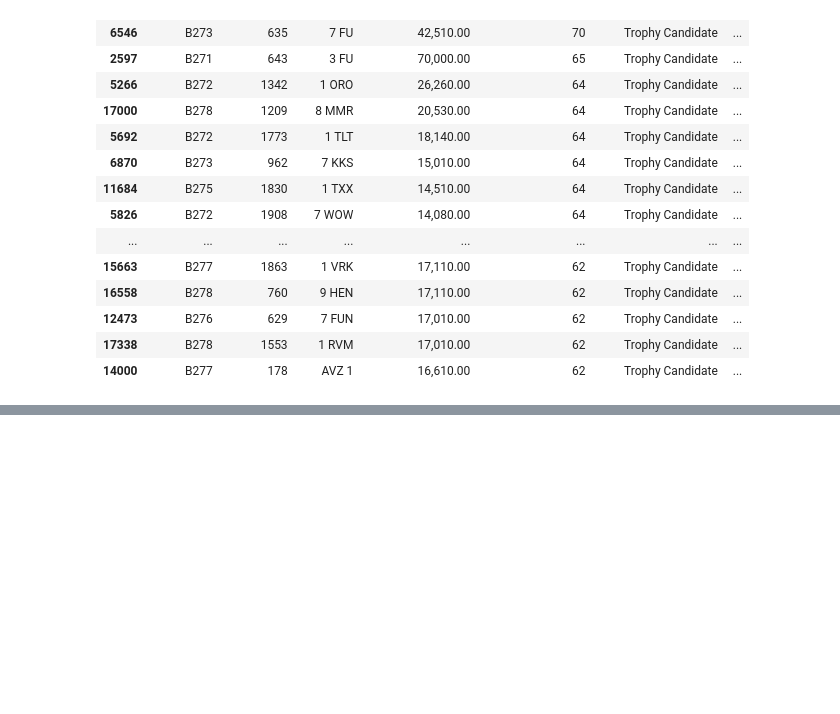
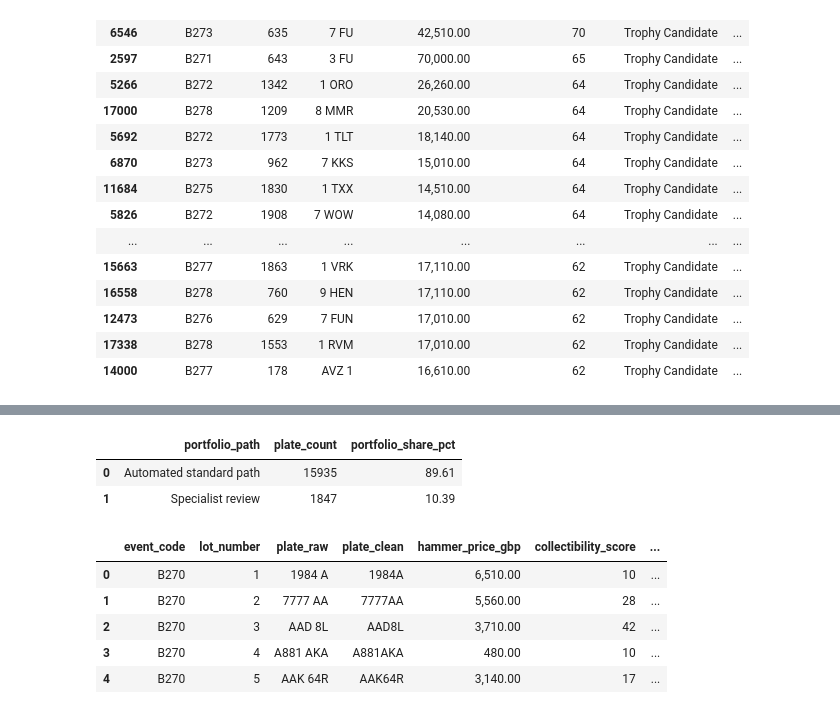
Before and after one commit to ozzy2438/Plate-Value-Intelligence, a Jupyter notebook: 06_premium_collectible_asset_detection.ipynb, the cells around one changed output, grey strips where cells are left out. Cells and saved outputs as stored; diff of their text form; code cells hidden in the pictures; blank space fills up the shorter version.

Commit message:
Finalize premium collectible asset detection analysis

```diff
--- a/06_premium_collectible_asset_detection.ipynb
+++ b/06_premium_collectible_asset_detection.ipynb
@@ -683,0 +806,65 @@ specialist_review_summary
+# %%
+review_rate_summary = pd.DataFrame(
+    {
+        "portfolio_path": [
+            "Automated standard path",
+            "Specialist review",
+        ],
+        "plate_count": [
+            int(
+                df_assets[
+                    "specialist_review_required"
+                ].eq(0).sum()
+            ),
+            int(
+                df_assets[
+                    "specialist_review_required"
+                ].eq(1).sum()
+            ),
+        ],
+    }
+)
+
+review_rate_summary["portfolio_share_pct"] = (
+    review_rate_summary["plate_count"]
+    / len(df_assets)
+    * 100
+)
+
+review_rate_summary
+# %% [output]
+|  | portfolio_path | plate_count | portfolio_share_pct |
+| 0 | Automated standard path | 15935 | 89.61 |
+| 1 | Specialist review | 1847 | 10.39 |
+# %%
+asset_decision_table = df_assets[
+    [
+        "event_code",
+        "lot_number",
+        "plate_raw",
+        "plate_clean",
+        "hammer_price_gbp",
+        "collectibility_score",
+        "collectibility_segment",
+        "premium_collectibility_group",
+        "specialist_review_required",
+        "specialist_review_reason",
+        "plate_length",
+        "numeric_value",
+        "plate_pattern",
+        "plate_format_group",
+        "is_premium_top_10pct",
+        "is_premium_top_5pct",
+        "is_premium_top_1pct",
+        "model_split",
+    ]
+].copy()
+
+asset_decision_table.head()
+# %% [output]
+|  | event_code | lot_number | plate_raw | plate_clean | hammer_price_gbp | collectibility_score | ... |
+| 0 | B270 | 1 | 1984 A | 1984A | 6,510.00 | 10 | ... |
+| 1 | B270 | 2 | 7777 AA | 7777AA | 5,560.00 | 28 | ... |
+| 2 | B270 | 3 | AAD 8L | AAD8L | 3,710.00 | 42 | ... |
+| 3 | B270 | 4 | A881 AKA | A881AKA | 480.00 | 10 | ... |
+| 4 | B270 | 5 | AAK 64R | AAK64R | 3,140.00 | 17 | ... |
```
Also changed, not shown: parts of 8 cells of this notebook, 8 other files.
